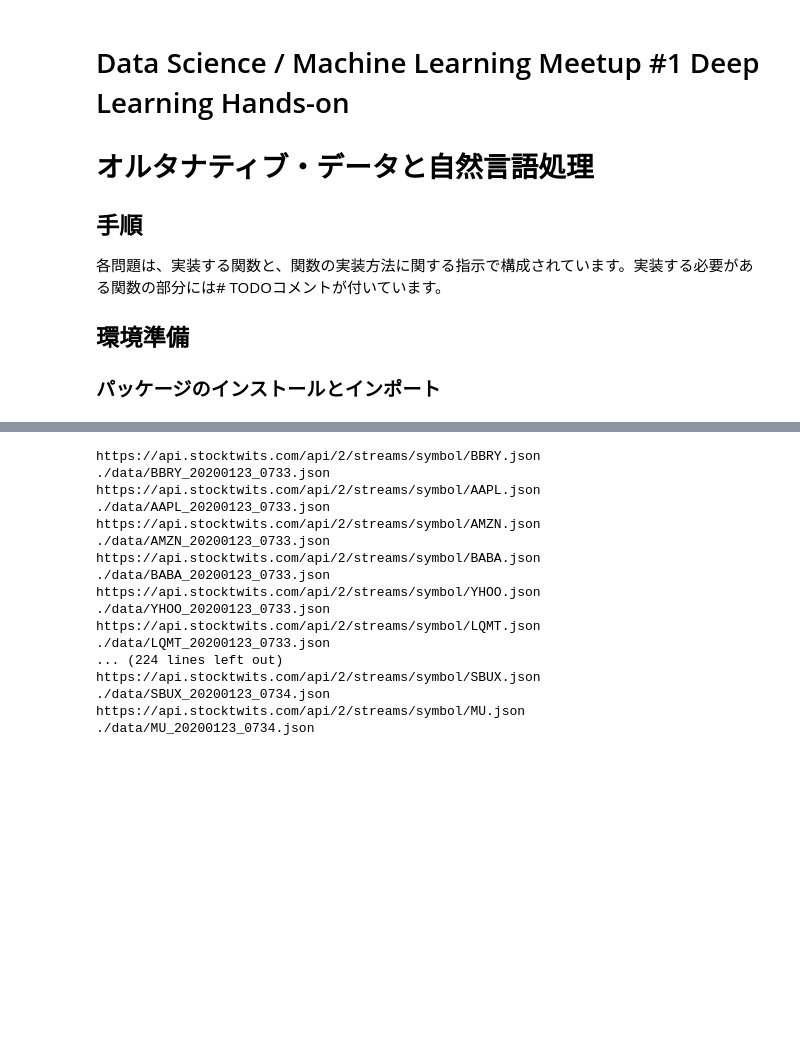
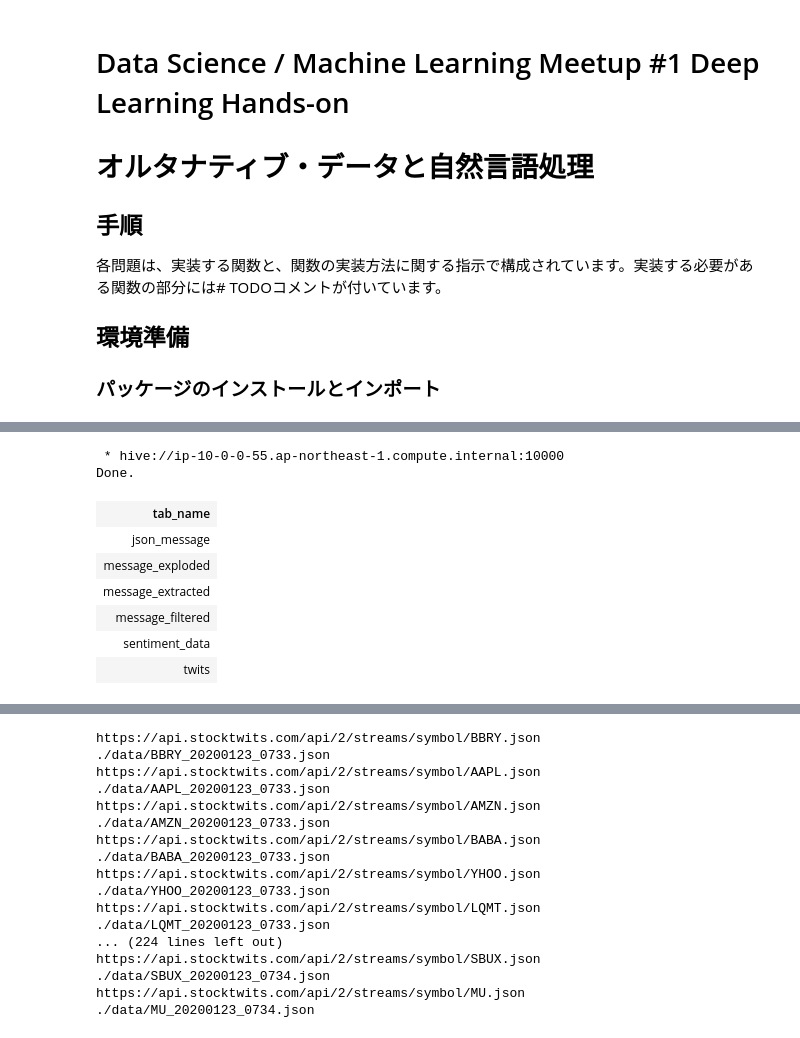
Before and after one commit to YoshiyukiKono/dsml_01_nlp, a Jupyter notebook: nlp_solution.ipynb, the cells around one changed output, grey strips where cells are left out. Saved outputs shown, nothing was run; the diff lists cells and outputs as text; code cells hidden in the pictures; blank space fills up the shorter version.

```diff
--- a/nlp_solution.ipynb
+++ b/nlp_solution.ipynb
@@ -12,0 +89,13 @@
+# %%
+%%sql
+show tables
+# %% [output]
+ * hive://ip-10-0-0-55.ap-northeast-1.compute.internal:10000
+Done.
+| tab_name |
+| json_message |
+| message_exploded |
+| message_extracted |
+| message_filtered |
+| sentiment_data |
+| twits |
```
Also changed, not shown: parts of 17 cells of this notebook.
